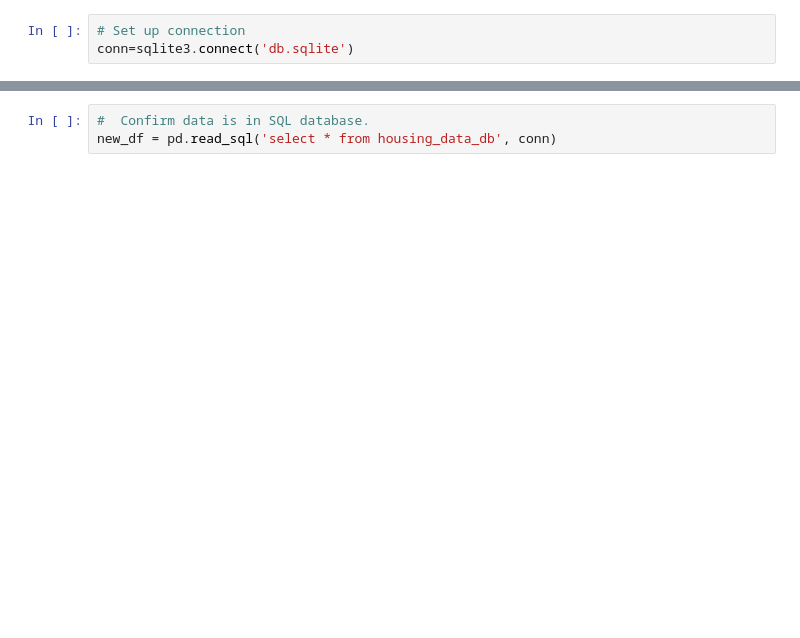
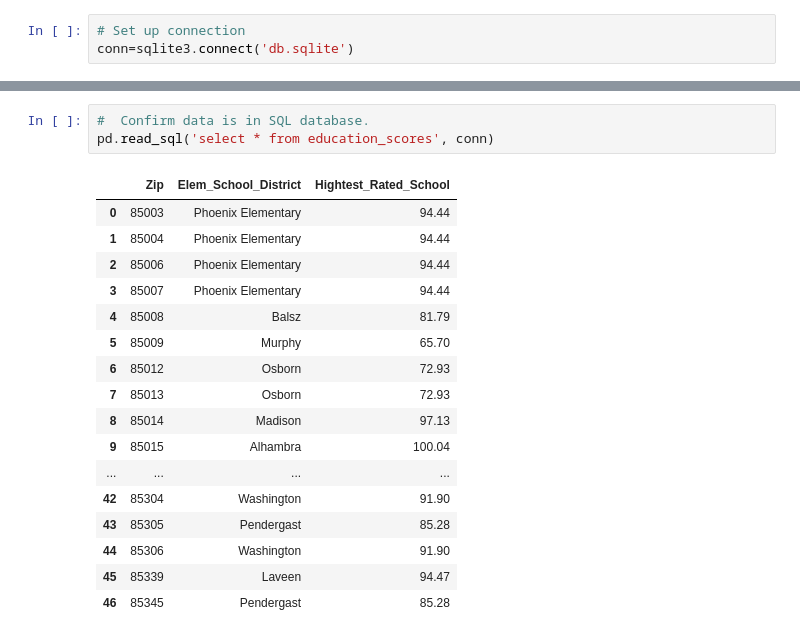
Before and after one commit to josephawanis30/MachineLearningRealEstatePredictions, a Jupyter notebook: SQLite/data2SQlite.ipynb, the cells around one changed output, grey strips where cells are left out. Cells and saved outputs as stored; diff of their text form; blank space fills up the shorter version.

```diff
--- a/SQLite/data2SQlite.ipynb
+++ b/SQLite/data2SQlite.ipynb
@@ -38,3 +83,21 @@ pd.read_sql('select * from housing_data_db', conn)
 # %%
 #  Confirm data is in SQL database.
-new_df = pd.read_sql('select * from housing_data_db', conn)
+pd.read_sql('select * from education_scores', conn)
+# %% [output]
+|  | Zip | Elem_School_District | Hightest_Rated_School |
+| 0 | 85003 | Phoenix Elementary | 94.44 |
+| 1 | 85004 | Phoenix Elementary | 94.44 |
+| 2 | 85006 | Phoenix Elementary | 94.44 |
+| 3 | 85007 | Phoenix Elementary | 94.44 |
+| 4 | 85008 | Balsz | 81.79 |
+| 5 | 85009 | Murphy | 65.70 |
+| 6 | 85012 | Osborn | 72.93 |
+| 7 | 85013 | Osborn | 72.93 |
+| 8 | 85014 | Madison | 97.13 |
+| 9 | 85015 | Alhambra | 100.04 |
+| ... | ... | ... | ... |
+| 42 | 85304 | Washington | 91.90 |
+| 43 | 85305 | Pendergast | 85.28 |
+| 44 | 85306 | Washington | 91.90 |
+| 45 | 85339 | Laveen | 94.47 |
+| 46 | 85345 | Pendergast | 85.28 |
```
Also changed, not shown: parts of 26 cells of this notebook, 1 other file.
